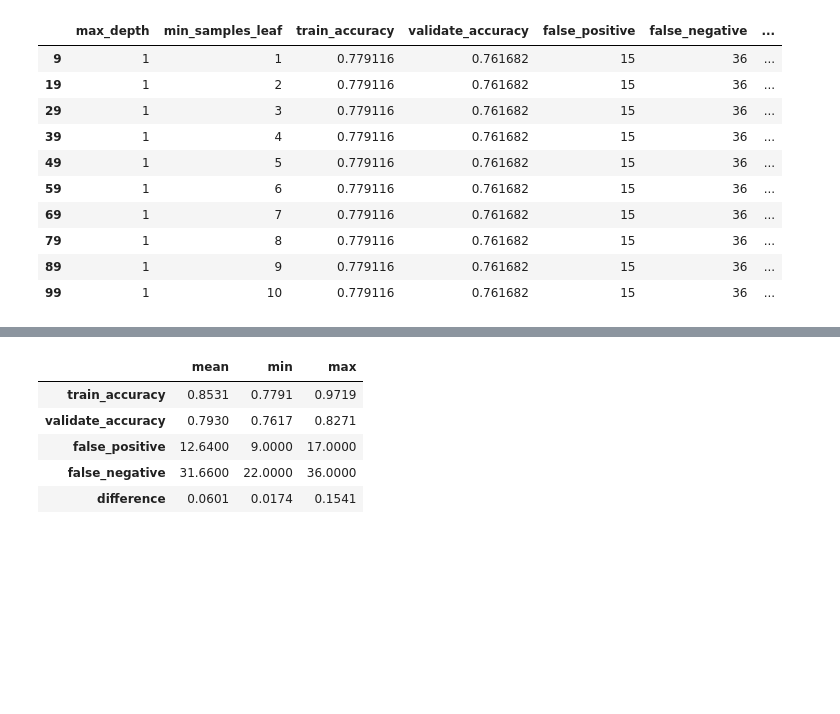
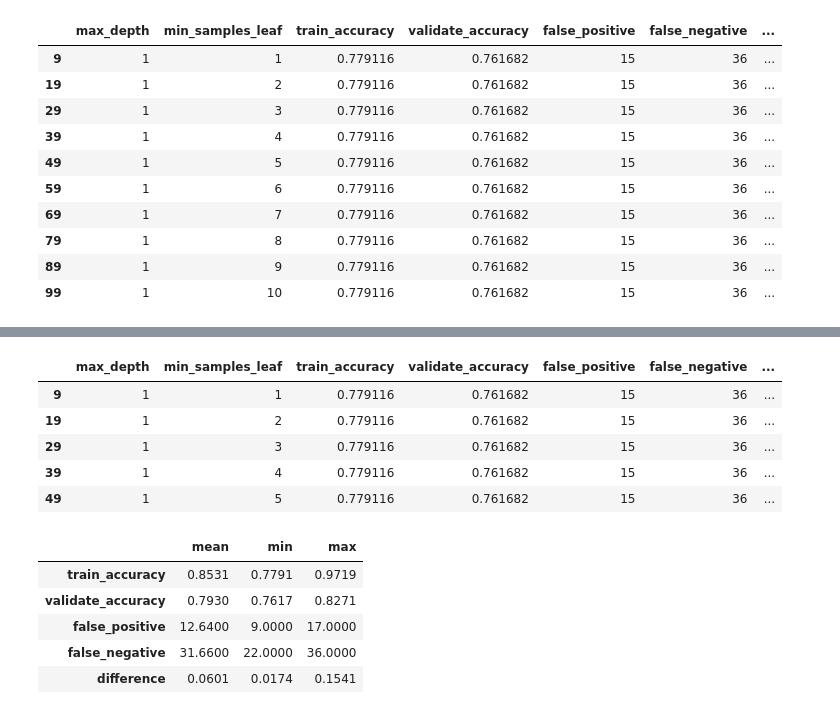
Before and after one commit to nadia-paz/classification-exercises, a Jupyter notebook: model_random_forest.ipynb, the cells around one changed output, grey strips where cells are left out. Saved outputs shown, nothing was run; the diff lists cells and outputs as text; code cells hidden in the pictures; blank space fills up the shorter version.

```diff
--- a/model_random_forest.ipynb
+++ b/model_random_forest.ipynb
@@ -257,3 +253,12 @@ array([0.81775701, 0.81308411, 0.78037383, 0.76168224, 0.80373832,
+# %%
+df.sort_values(by = ['difference', 'validate_accuracy', 'false_negative'], ascending = [True, False, True]).head()
+# %% [output]
+|  | max_depth | min_samples_leaf | train_accuracy | validate_accuracy | false_positive | false_negative | ... |
+| 9 | 1 | 1 | 0.779116 | 0.761682 | 15 | 36 | ... |
+| 19 | 1 | 2 | 0.779116 | 0.761682 | 15 | 36 | ... |
+| 29 | 1 | 3 | 0.779116 | 0.761682 | 15 | 36 | ... |
+| 39 | 1 | 4 | 0.779116 | 0.761682 | 15 | 36 | ... |
+| 49 | 1 | 5 | 0.779116 | 0.761682 | 15 | 36 | ... |
 # %%
 round(df.describe().loc[['mean', 'min', 'max'], 'train_accuracy':'difference'].T, 4)
 # %% [output]
```
Also changed, not shown: parts of 5 cells of this notebook.
